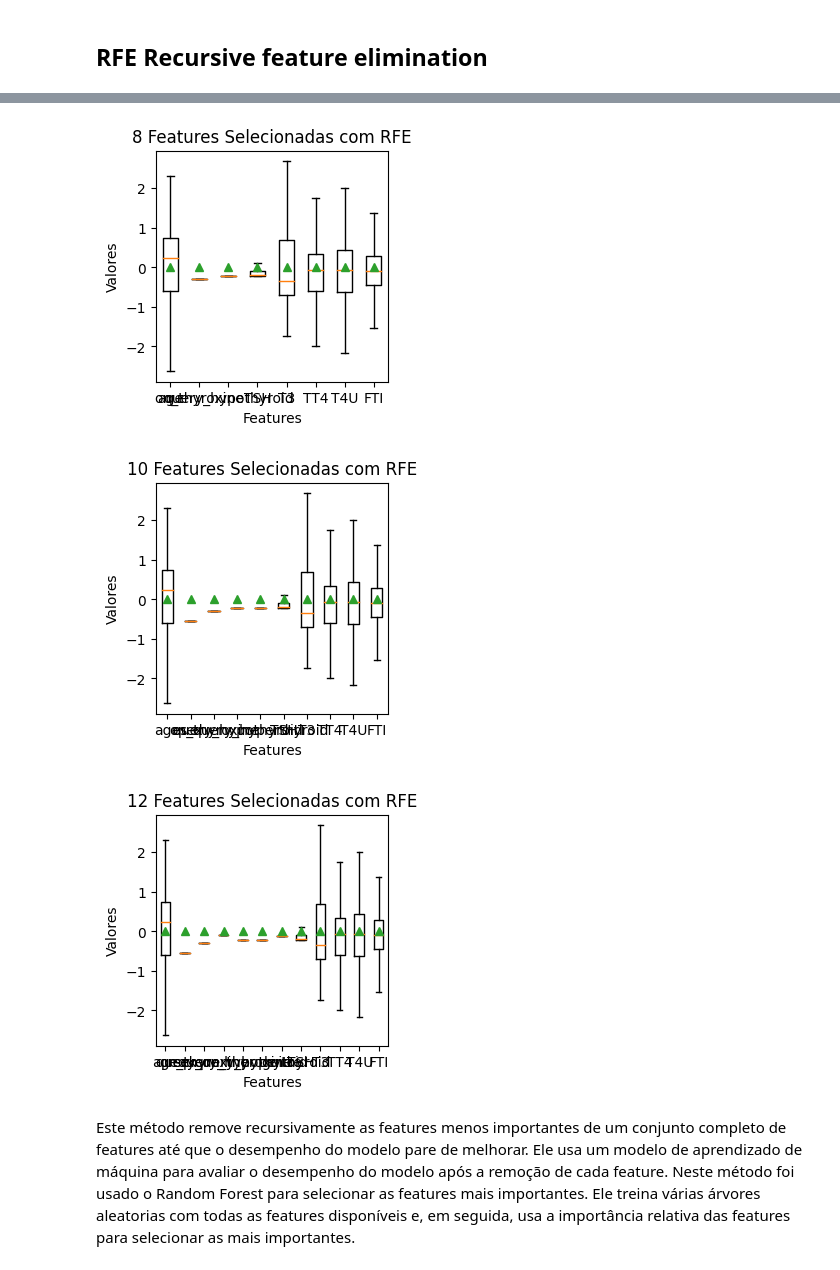
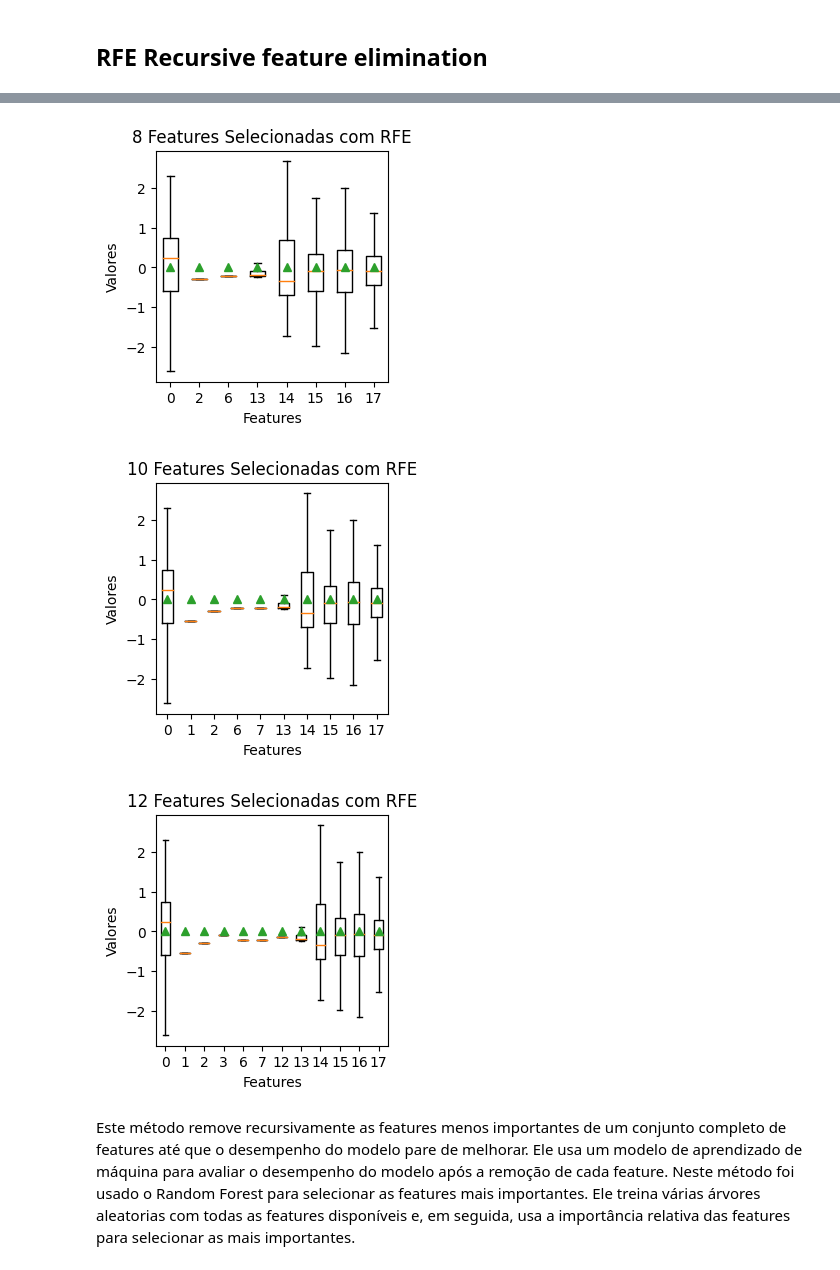
Before and after one commit to cilab-ufersa/euthyroid_sick_syndrome, a Jupyter notebook: euthyroid_sick_syndrome/CBIC23.ipynb, the cells around one changed output, grey strips where cells are left out. Cells and saved outputs as stored; diff of their text form; code cells hidden in the pictures.

```diff
--- a/euthyroid_sick_syndrome/CBIC23.ipynb
+++ b/euthyroid_sick_syndrome/CBIC23.ipynb
@@ -21,7 +21,7 @@ import numpy as np
 from sklearn.model_selection import GridSearchCV
 # %%
 #Carregando o dataset
-dataset = pd.read_csv('/home/vinicius/UFERSA/cilab/euthyroid_sick_syndrome/euthyroid_sick_syndrome/datasets/euthyroid/euthyroid_final_features.csv')
+dataset = pd.read_csv('/home/vinicius/UFERSA/CILAB/euthyroid_sick_syndrome/euthyroid_sick_syndrome/datasets/euthyroid/euthyroid_final_features.csv')
 output_label_dataset = dataset['classification']
 dataset = dataset.drop(['classification'], axis=1)
 
@@ -57,39 +57,36 @@ print("importância das features: \n", model.feature_importances_)
 
 # Definir o RFE com 3 recursos a serem selecionados, ou seja ele está selecionando as 3 melhores features
 for j in [5, 8, 10, 12]:
+    rfe = RFE(estimator=model, n_features_to_select=j)
 
- rfe = RFE(estimator=model, n_features_to_select = j)
+    # Executar o RFE no conjunto de treinamento
+    rfe.fit(input_train, output_train)
 
- # Executar o RFE no conjunto de treinamento
- rfe.fit(input_train, output_train)
+    # Verificando os recursos selecionados
+    for i in range(input_train.shape[1]):
+        print('Coluna: %d, Selecionado %s, Rank: %.3f' % (i, rfe.support_[i], rfe.ranking_[i]))
 
- # Verificando os recursos selecionados
- for i in range(input_train.shape[1]):
-  print('Coluna: %d, Selecionado %s, Rank: %.3f' % (i, rfe.support_[i], rfe.ranking_[i]))
+    #mostrando as features selecionadas
+    selected_features_indices = [i for i, selected in enumerate(rfe.support_) if selected]
+    selected_features_ranks = [rfe.ranking_[i] for i in selected_features_indices]
 
- #mostrando as features selecionadas
- print(dataset.columns[rfe.support_])
+    # Selecionar os recursos do conjunto de treinamento e teste
+    input_train_rfe = rfe.transform(input_train)
+    X_test_rfe = rfe.transform(input_test)
 
- # Selecionar os recursos do conjunto de treinamento e teste
- input_train_rfe = rfe.transform(input_train)
- X_test_rfe = rfe.transform(input_test)
+    # Criando um novo modelo com os recursos selecionados
+    model.fit(input_train_rfe, output_train)
 
- feature_values = [input_train_rfe[:, i] for i in range(input_train_rfe.shape[1])]
- selected_feature_names = dataset.columns[rfe.support_]
+    # Avaliando a acuracia do modelo no conjunto de teste
+    y_pred = model.predict(X_test_rfe)
 
- # Criando um novo modelo com os recursos selecionados
- model.fit(input_train_rfe, output_train)
+    accuracy(output_test, y_pred)
 
- # Avaliando a acuracia do modelo no conjunto de teste
-
- y_pred = model.predict(X_test_rfe)
-
- accuracy(output_test, y_pred)
- plt.figure(figsize=(3, 3))
- plt.boxplot(feature_values, labels=selected_feature_names, showmeans=True, showfliers=False)
- plt.title('{} Features Selecionadas com RFE'.format(j))
- plt.xlabel('Features')
- plt.ylabel('Valores')
- plt.savefig('RFE_{}.png'.format(j), dpi=300, bbox_inches='tight')
+    plt.figure(figsize=(3, 3))
+    plt.boxplot(input_train_rfe, labels=selected_features_indices, showmeans=True, showfliers=False)
+    plt.title('{} Features Selecionadas com RFE'.format(j))
+    plt.xlabel('Features')
+    plt.ylabel('Valores')
+    plt.savefig('RFE_{}.png'.format(j), dpi=300, bbox_inches='tight')
 # %% [output]
 importância das features:
@@ -113,6 +110,6 @@ A acurácia é de:  0.980836236933798
-[figure, old version]
+[figure, new version]
-[figure, old version]
+[figure, new version]
-[figure, old version]
+[figure, new version]
 # %% [markdown]
 Este método remove recursivamente as features menos importantes de um conjunto completo de features até que o desempenho do modelo pare de melhorar. Ele usa um modelo de aprendizado de máquina para avaliar o desempenho do modelo após a remoção de cada feature.
 Neste método foi usado o Random Forest para selecionar as features mais importantes. Ele treina várias árvores aleatorias com todas as features disponíveis e, em seguida, usa a importância relativa das features para selecionar as mais importantes.
```
Also changed, not shown: parts of 3 cells of this notebook, 9 other files.
